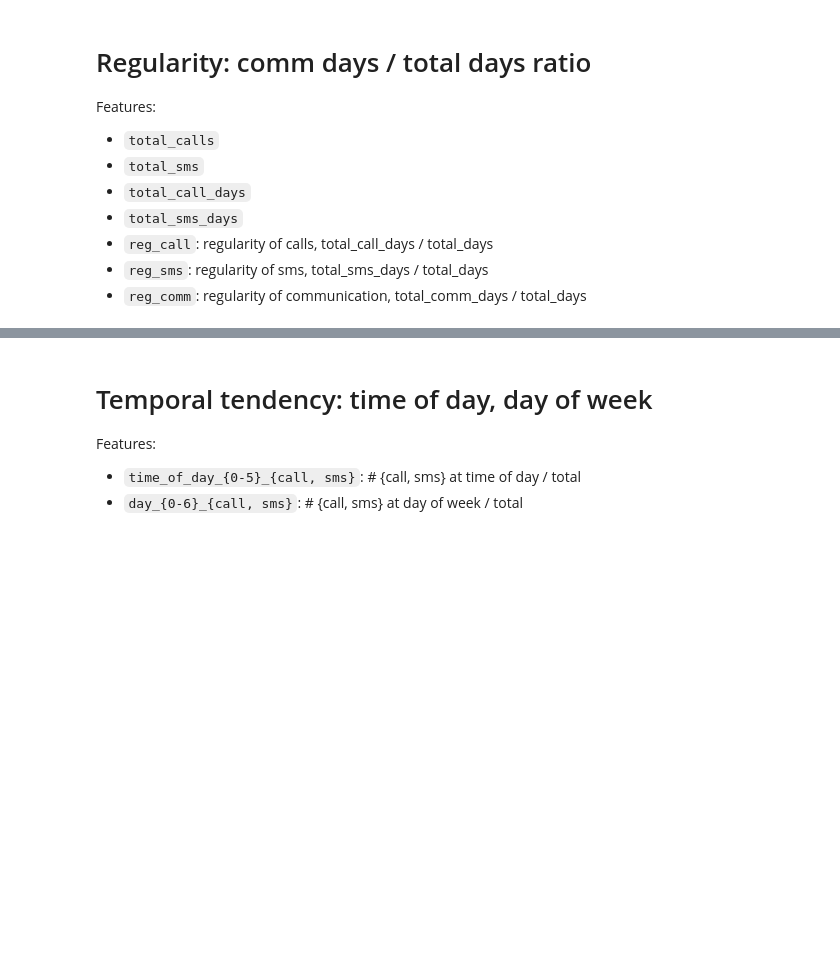
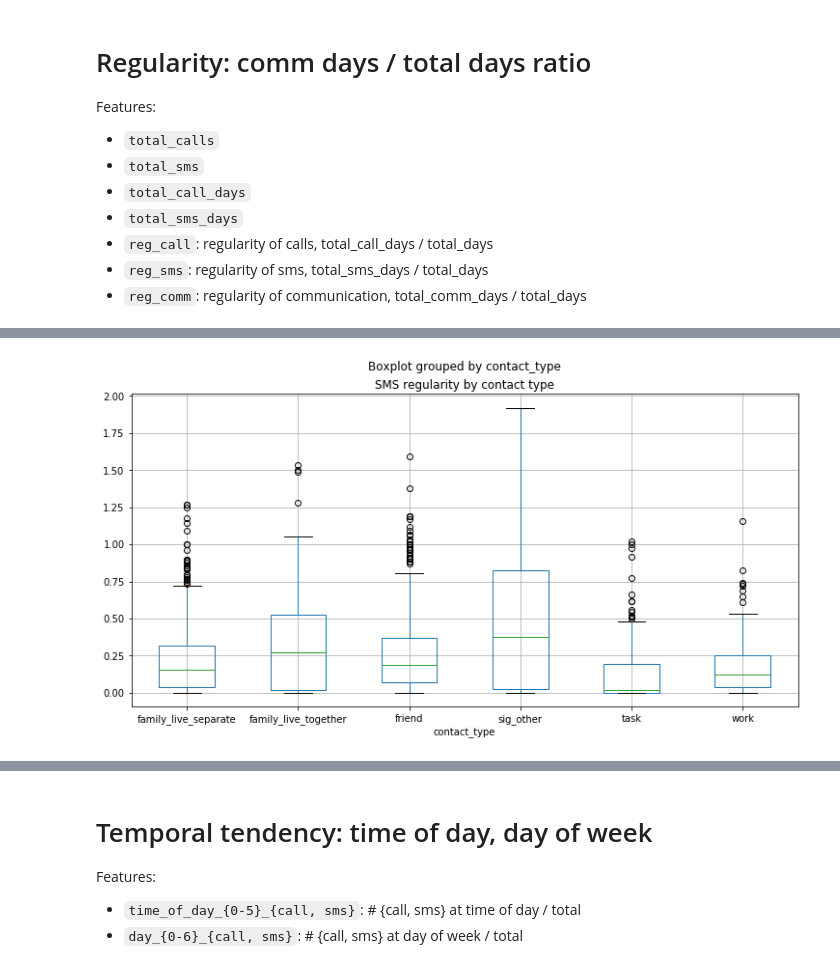
Before and after one commit to tliu526/relationship-prediction, a Jupyter notebook: feature_extract/feature_extract.ipynb, the cells around one changed output, grey strips where cells are left out. Cells and saved outputs as stored; diff of their text form; code cells hidden in the pictures; blank space fills up the shorter version.

```diff
--- a/feature_extract/feature_extract.ipynb
+++ b/feature_extract/feature_extract.ipynb
@@ -111,0 +120,6 @@ plt.show()
+# %%
+comm_features.boxplot(column='reg_sms', by='contact_type')
+plt.title("SMS regularity by contact type")
+plt.show()
+# %% [output]
+[figure, added]
```
Also changed, not shown: parts of 24 cells of this notebook, 1 other file.
